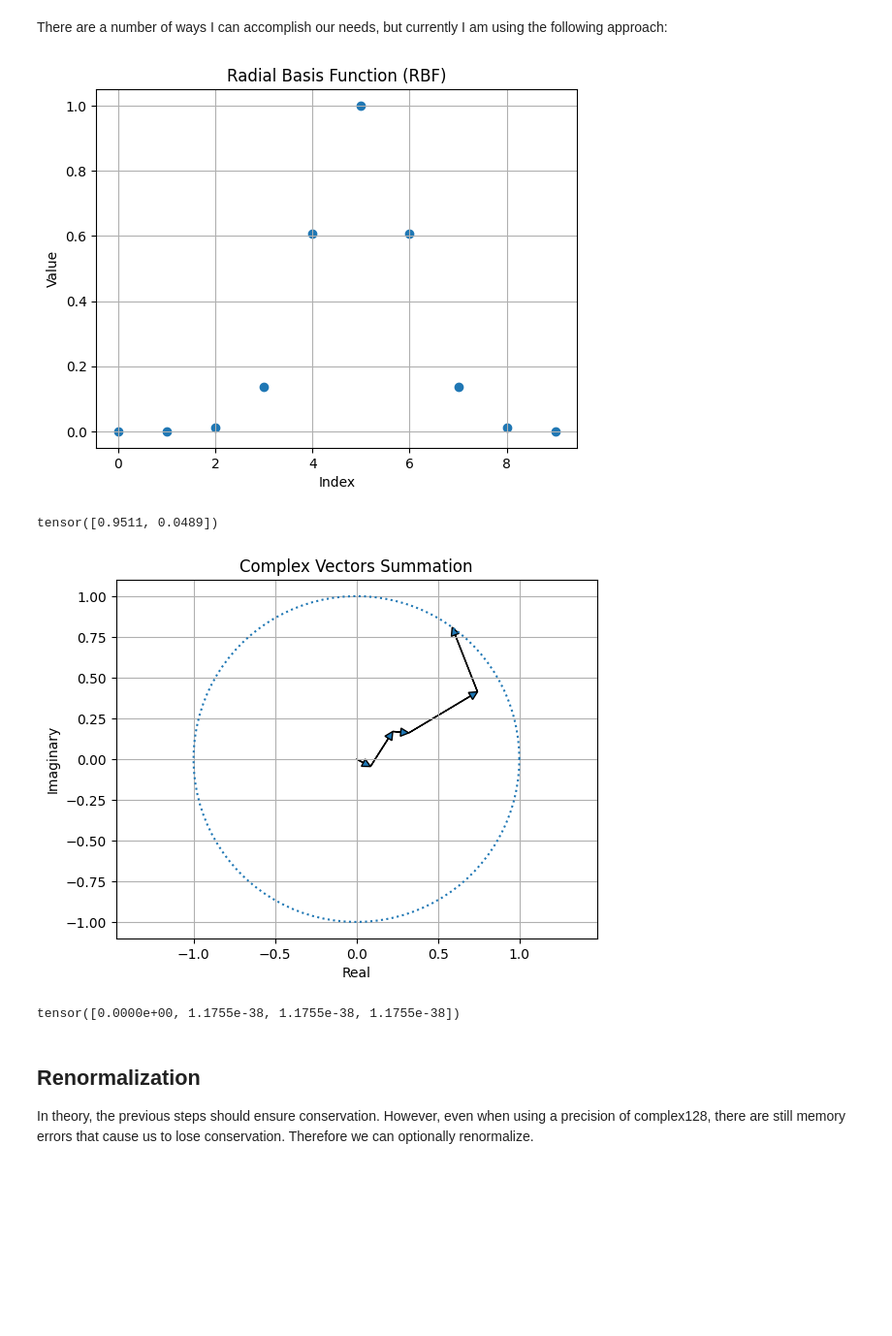
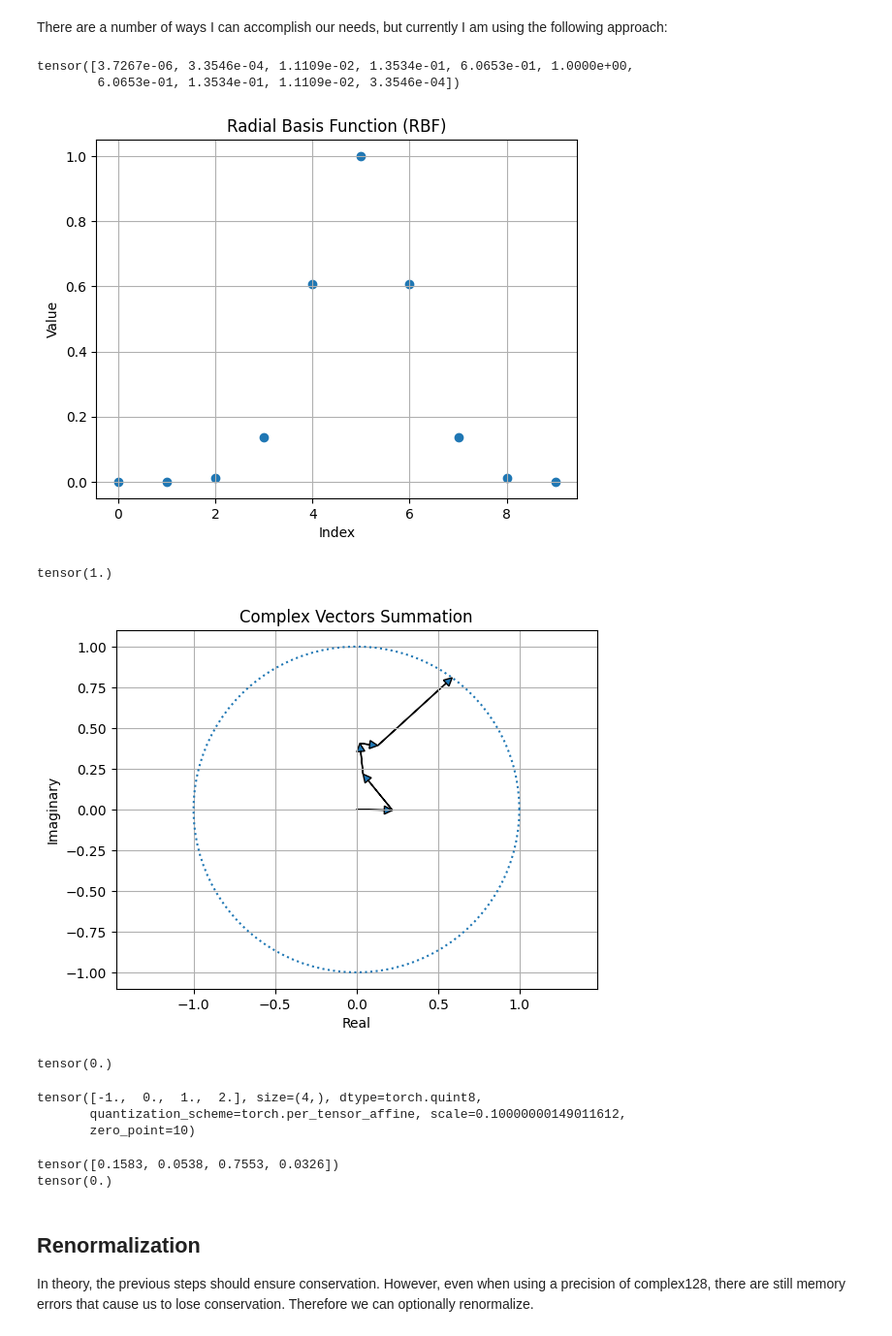
Before and after one commit to ap0phasi/coilsPy, a Jupyter notebook: dev/coils_from_scratch/coils_from_scratch_15.ipynb, the cells around one changed output. Shown: that part at 97% size. Cells and saved outputs as stored; diff of their text form; code cells hidden in the pictures; blank space fills up the shorter version.

```diff
--- a/dev/coils_from_scratch/coils_from_scratch_15.ipynb
+++ b/dev/coils_from_scratch/coils_from_scratch_15.ipynb
@@ -67,10 +67,10 @@ def generate_kernel(length, center_index, type = "rbf", restrictions = [], **kwa
         kernel = generate_rbf(length, center_index, kwargs['sigma'])
 
     # Replace zero values with min_value
-    kernel = torch.where(kernel == 0, torch.tensor(1e-10, dtype=kernel.dtype), kernel)
+    kernel = torch.where(kernel == 0, torch.tensor(1e-30, dtype=kernel.dtype), kernel)
 
     # Set restrictions to 0
-    kernel[restrictions] = 1e-10
+    kernel[restrictions] = 1e-30
 
     return kernel
 
@@ -81,6 +81,7 @@ center_index = 5  # Center the RBF at index 5
 sigma = 1  # Standard deviation of the RBF
 
 rbf_tensor = generate_kernel(length, center_index, type = "rbf", sigma=sigma)
+print(rbf_tensor)
 
 # Plotting the RBF
 plt.scatter(torch.arange(length), rbf_tensor)
@@ -90,11 +91,13 @@ plt.ylabel("Value")
 plt.grid(True)
 plt.show()
 # %% [output]
+tensor([3.7267e-06, 3.3546e-04, 1.1109e-02, 1.3534e-01, 6.0653e-01, 1.0000e+00,
+        6.0653e-01, 1.3534e-01, 1.1109e-02, 3.3546e-04])
 [figure]
 # %%
 def rescale_array_to_target_torch(tensor, target_sum):
     # Create a mask for non-zero elements
-    non_zero_mask = tensor > 1e-5
+    non_zero_mask = tensor > 1e-10
 
     # Calculate the sum of non-zero elements
     sum_non_zero = torch.sum(tensor[non_zero_mask])
@@ -104,7 +107,7 @@ def rescale_array_to_target_torch(tensor, target_sum):
 
     # Avoid division by zero in case all elements are zero
     if count_non_zero == 0:
-        return tensor
+        return torch.zeros_like(tensor)
 
     # Calculate the required adjustment to reach the target sum
     adjustment = (target_sum - sum_non_zero) / count_non_zero
@@ -114,9 +117,9 @@ def rescale_array_to_target_torch(tensor, target_sum):
 
     return tensor
 # %%
-torch.distributions.Dirichlet(torch.tensor([5.1, 0.5])).sample()
+sum(torch.distributions.Dirichlet(torch.tensor([5.1, 0.5])).sample())
 # %% [output]
-tensor([0.9511, 0.0489])
+tensor(1.)
 # %%
 import torch
 
@@ -126,41 +129,60 @@ def dirichlet_to_goal(goal_value, num_elements, center_index, sigma, magnitude,
     rand_samples = torch.distributions.Dirichlet(alphas).sample()
 
     rand_samples = rescale_array_to_target_torch(rand_samples, goal_value)
 
     return rand_samples
 
 def generate_complex_sum(goal_theta, num_elements, center_index_re, center_index_im, sigma_re, sigma_im, magnitude_re, magnitude_im, restrictions = []):
     real_goal = torch.cos(goal_theta)
     imag_goal = torch.sin(goal_theta)
-    real_parts = dirichlet_to_goal(1, num_elements, center_index_re, sigma_re, magnitude_re, restrictions)
-    imag_parts = dirichlet_to_goal(0, num_elements, center_index_im, sigma_im, magnitude_im, restrictions)
+    real_parts = dirichlet_to_goal(1.0, num_elements, center_index_re, sigma_re, magnitude_re, restrictions)
+    imag_parts = dirichlet_to_goal(0.0, num_elements, center_index_im, sigma_im, magnitude_im, restrictions)
     complex_numbers = torch.complex(real_parts, imag_parts)
 
     # Step 4: Rotate the entire set of vectors by the goal theta
     rotated_complex_numbers = complex_numbers * (real_goal + imag_goal * 1j)
 
     rotated_complex_numbers = torch.tensor(rotated_complex_numbers, dtype=torch.complex128)
 
     return rotated_complex_numbers
 
 # Example usage
-theta = torch.tensor([0.3 * torch.pi])  # 90 degrees, should sum to i
+theta = torch.tensor([0.3 * torch.pi], dtype=torch.float64)  # 90 degrees, should sum to i
 complex_array = generate_complex_sum(theta,
                                      num_elements = 5,
                                      center_index_re = 0,
                                      center_index_im = 0,
                                      sigma_re = 1e100,
                                      sigma_im = 1e100,
                                      magnitude_re = 1,
                                      magnitude_im = 1,
                                      restrictions = [])
 plot_complex_vectors(complex_array.numpy())
 # %% [output]
-[figure, old version]
+[figure, new version]
 # %%
-dirichlet_to_goal(0, num_elements = 4, center_index=0, sigma=100, magnitude = 1, restrictions = [1,2,3])
+sum(dirichlet_to_goal(1e-10, num_elements = 4, center_index=0, sigma=100, magnitude = 1, restrictions = []))
 # %% [output]
-tensor([0.0000e+00, 1.1755e-38, 1.1755e-38, 1.1755e-38])
+tensor(0.)
+# %%
+torch.quantize_per_tensor(torch.tensor([-1.0, 0.0, 1.0, 2.0], dtype=torch.float32), torch.tensor(0.1), torch.tensor(10), torch.quint8)
+# %% [output]
+tensor([-1.,  0.,  1.,  2.], size=(4,), dtype=torch.quint8,
+       quantization_scheme=torch.per_tensor_affine, scale=0.10000000149011612,
+       zero_point=10)
+# %%
+alphas = torch.tensor([1.0, 1.0, 1.0, 1.0], dtype=torch.float32)
+samples = torch.distributions.Dirichlet(alphas).sample()
+print(samples)
+refactors = samples - 1/4
+refactors = refactors - sum(refactors)/4
+refactors = refactors - sum(refactors)/4
+refactors = refactors - sum(refactors)/4
+refactors = refactors - sum(refactors)/4
+print(sum(refactors))
+# %% [output]
+tensor([0.1583, 0.0538, 0.7553, 0.0326])
+tensor(0.)
 # %% [markdown]
 ## Renormalization
 
```
Also changed, not shown: parts of 16 cells of this notebook.
